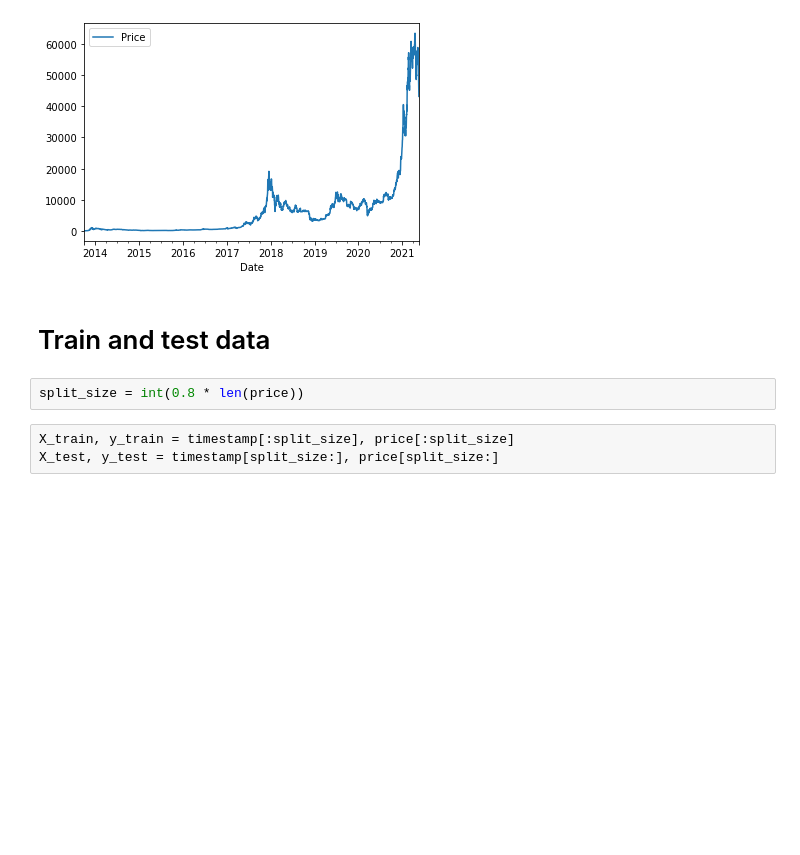
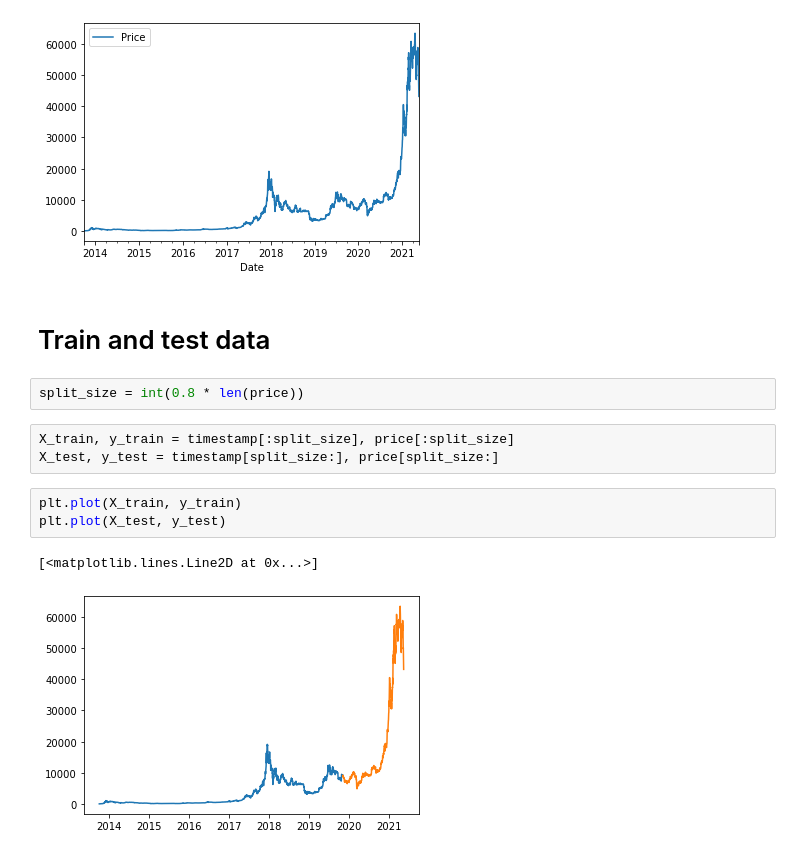
Before and after one commit to mrrkdas/Finance, a Jupyter notebook: Tensorflow_Time_Series/time_series_udemy.ipynb, the cells around one changed output. Cells and saved outputs as stored; diff of their text form; blank space fills up the shorter version.

```diff
--- a/Tensorflow_Time_Series/time_series_udemy.ipynb
+++ b/Tensorflow_Time_Series/time_series_udemy.ipynb
@@ -123,3 +123,9 @@ split_size = int(0.8 * len(price))
 # %%
 X_train, y_train = timestamp[:split_size], price[:split_size]
 X_test, y_test = timestamp[split_size:], price[split_size:]
+# %%
+plt.plot(X_train, y_train)
+plt.plot(X_test, y_test)
+# %% [output]
+[<matplotlib.lines.Line2D at 0x...>]
+[figure, added]
```
